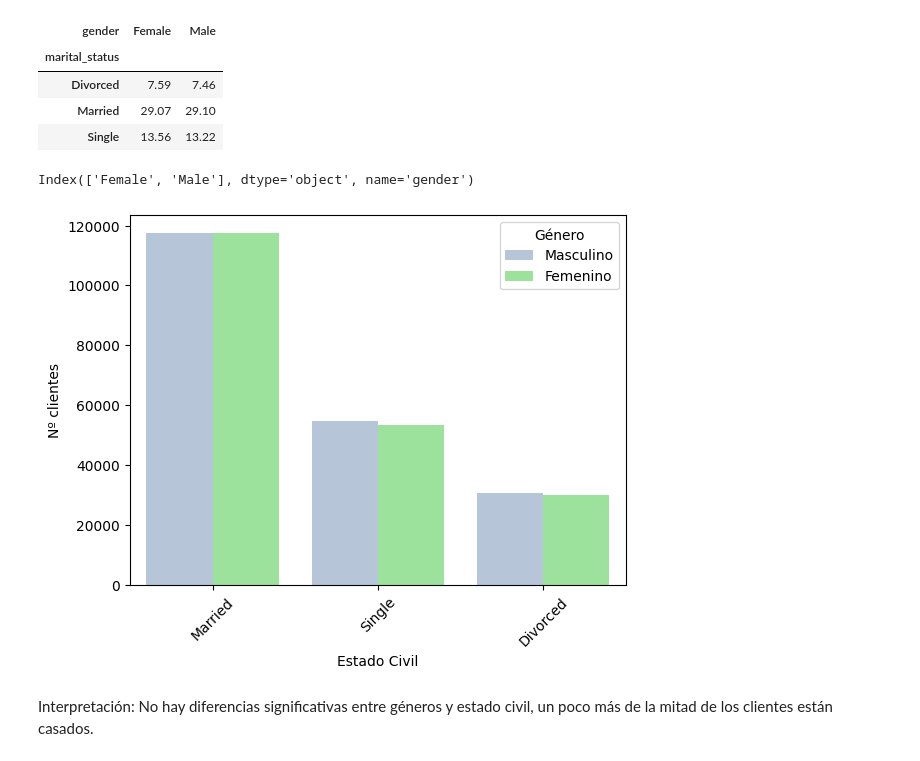
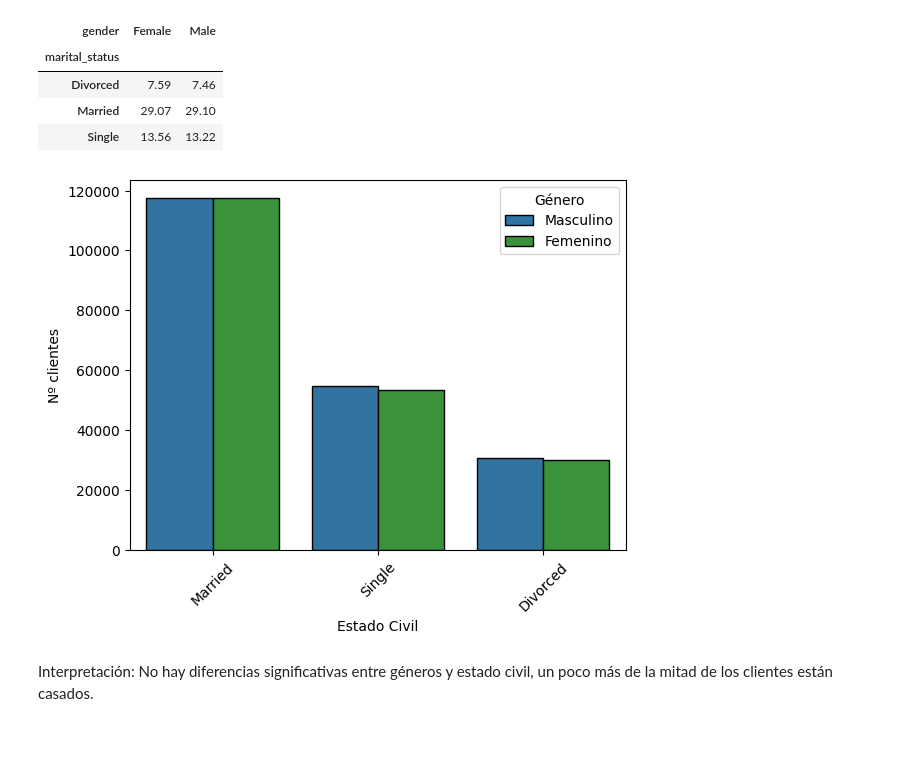
Before and after one commit to Adalab/bda-modulo-3-evaluacion-final-anitaromero25-bot, a Jupyter notebook: evaluacion_mod3_ana_romero_valderrama.ipynb, the cells around one changed output. Cells and saved outputs as stored; diff of their text form; code cells hidden in the pictures.

```diff
--- a/evaluacion_mod3_ana_romero_valderrama.ipynb
+++ b/evaluacion_mod3_ana_romero_valderrama.ipynb
@@ -916,28 +933,18 @@ tabla
 | Divorced | 7.59 | 7.46 |
 | Married | 29.07 | 29.10 |
 | Single | 13.56 | 13.22 |
-# %%
-tabla.columns
-# %% [output]
-Index(['Female', 'Male'], dtype='object', name='gender')
 # %%
-palette_clara = ['lightsteelblue', 'lightgreen']
-
-sns.countplot(
-    x='marital_status',
-    data=df_final,
-    hue='gender',
-    palette=palette_clara
-)
+# Gráfico para observar resultados
+sns.countplot(x='marital_status', data=df_final, hue='gender', palette=['tab:blue', 'tab:green'],edgecolor='black')
 
 plt.xticks(rotation=45)
 plt.xlabel("Estado Civil")
 plt.ylabel("Nº clientes")
 plt.legend(title='Género', labels=['Masculino', 'Femenino'])
 
 plt.show()
 # %% [output]
-[figure, old version]
+[figure, new version]
 # %% [markdown]
 Interpretación: No hay diferencias significativas entre géneros y estado civil, un poco más de la mitad de los clientes están casados.
 # %% [markdown]
```
Also changed, not shown: parts of 13 cells of this notebook, 1 other file.
